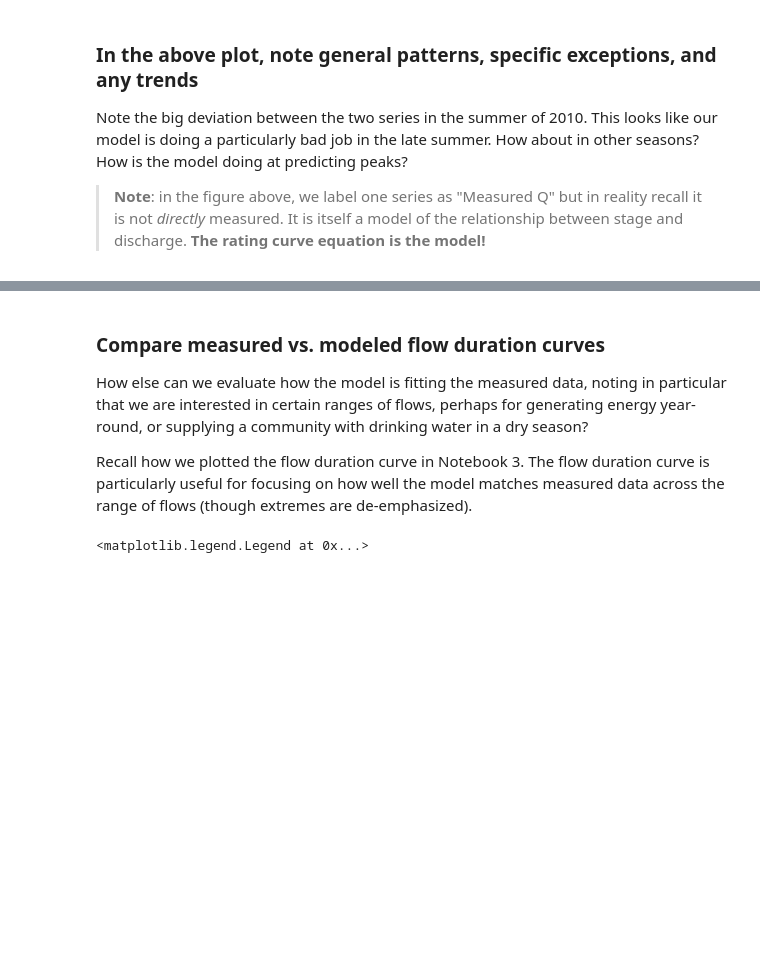
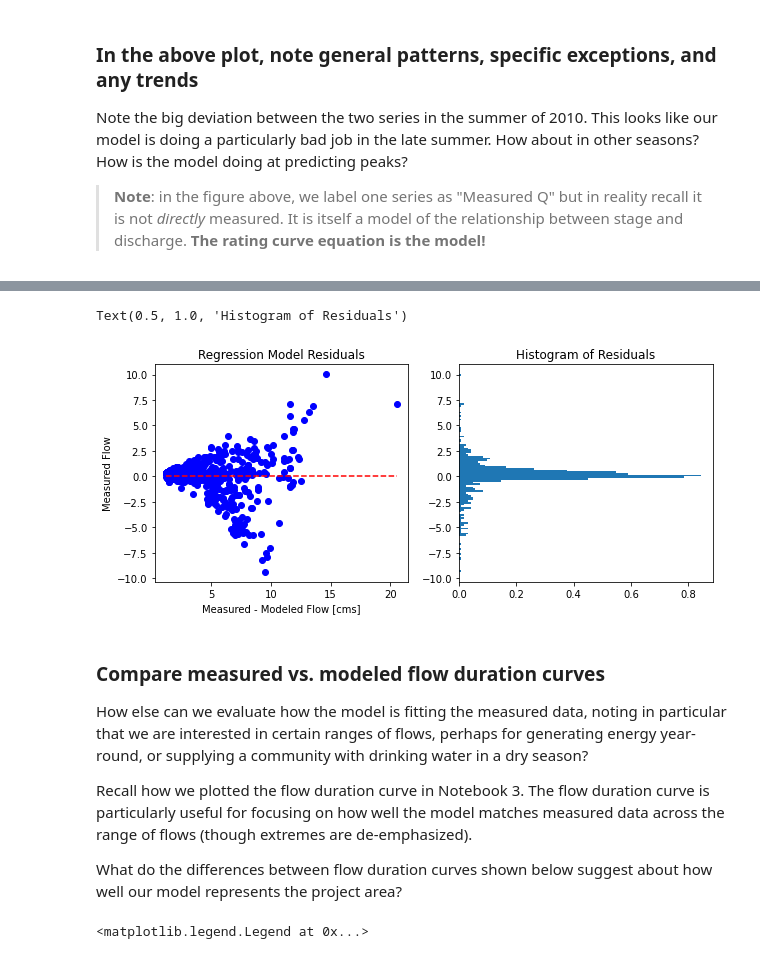
Before and after one commit to dankovacek/Engineering_Hydrology_Notebooks, a Jupyter notebook: _sources/notebooks/Notebook_3/Notebook_3.ipynb, the cells around one changed output, grey strips where cells are left out. Cells and saved outputs as stored; diff of their text form; code cells hidden in the pictures; blank space fills up the shorter version.

```diff
--- a/_sources/notebooks/Notebook_3/Notebook_3.ipynb
+++ b/_sources/notebooks/Notebook_3/Notebook_3.ipynb
@@ -433,9 +433,38 @@ Note the big deviation between the two series in the summer of 2010.  This looks
+# %%
+# create a series to represent the modeled flow
+concurrent_df['Model_Q'] = concurrent_df['Value'] * slope + intercept
+
+# find the residuals
+concurrent_df['residuals'] =  concurrent_df['Model_Q'] - concurrent_df['RC Q (cms)']
+# %%
+fig, ax = plt.subplots(1, 2, figsize=(10,4))
+
+sorted_df = concurrent_df.sort_values('Model_Q').copy()
+
+ax[0].plot(sorted_df['Model_Q'], sorted_df['residuals'], 'bo')
+ax[0].plot([sorted_df['Model_Q'].min(), sorted_df['Model_Q'].max()], [0, 0], 'r--')
+ax[0].set_title(f'Regression Model Residuals')
+ax[0].set_xlabel('Measured - Modeled Flow [cms]')
+ax[0].set_ylabel('Measured Flow')
+
+# plot a histogram of the residuals to assess the distribution of error
+a = plt.hist(sorted_df['residuals'], bins='auto',
+orientation='horizontal', density=True)
+ax[1].set_title('Histogram of Residuals')
+
+# toggle the line below to see a closeup around 0
+# ax[1].set_ylim(-1.5, 1.5)
+# %% [output]
+Text(0.5, 1.0, 'Histogram of Residuals')
+[figure, added]
 # %% [markdown]
 ### Compare measured vs. modeled flow duration curves
 
 How else can we evaluate how the model is fitting the measured data, noting in particular that we are interested in certain ranges of flows, perhaps for generating energy year-round, or supplying a community with drinking water in a dry season?
 
 Recall how we plotted the flow duration curve in Notebook 3.  The flow duration curve is particularly useful for focusing on how well the model matches measured data across the range of flows (though extremes are de-emphasized).
+
+What do the differences between flow duration curves shown below suggest about how well our model represents the project area?
 # %%
 fig, ax = plt.subplots(figsize=(10,6))
 
```
Also changed, not shown: parts of 12 cells of this notebook, 8 other files.
